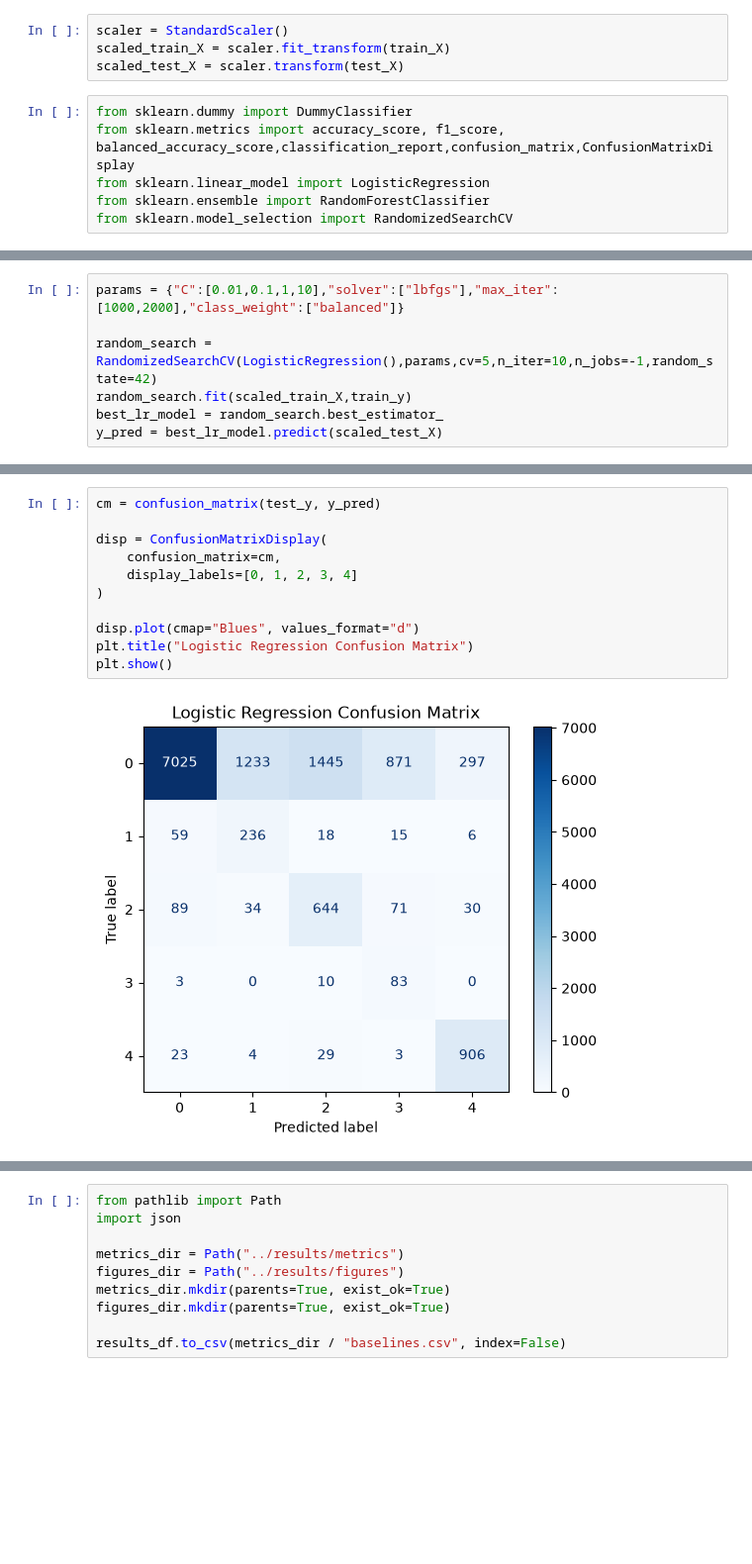
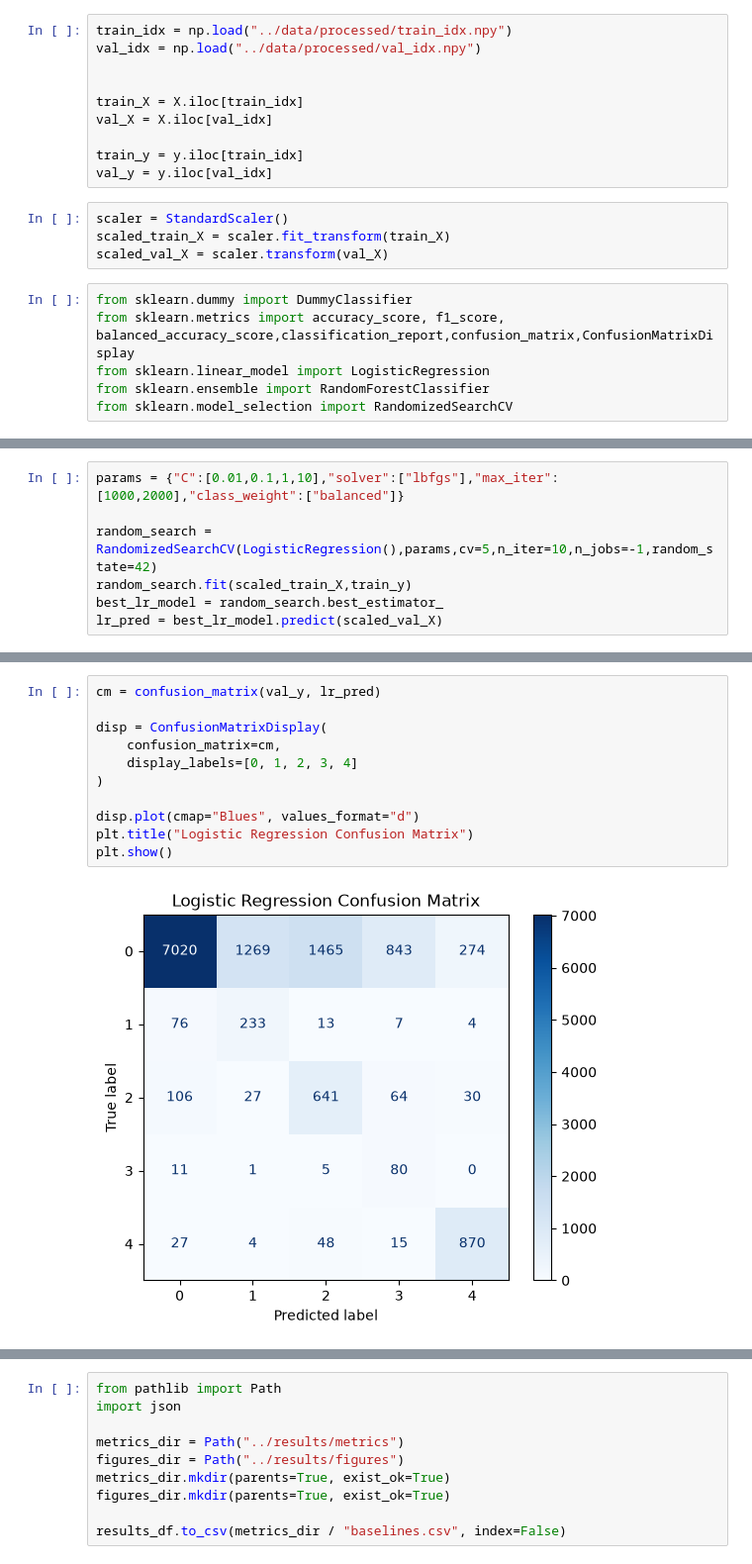
Before and after one commit to ashit0907/ecg-arrhythmia-classification, a Jupyter notebook: notebooks/eda_and_ml_models.ipynb, the cells around one changed output, grey strips where cells are left out. Shown at 99% size. Saved outputs shown, nothing was run; the diff lists cells and outputs as text; blank space fills up the shorter version.

```diff
--- a/notebooks/eda_and_ml_models.ipynb
+++ b/notebooks/eda_and_ml_models.ipynb
@@ -125,7 +104,17 @@ train_X,test_X,train_y,test_y = train_test_split(X,y,test_size=0.15,stratify=y,r
+# %%
+train_idx = np.load("../data/processed/train_idx.npy")
+val_idx = np.load("../data/processed/val_idx.npy")
+
+
+train_X = X.iloc[train_idx]
+val_X = X.iloc[val_idx]
+
+train_y = y.iloc[train_idx]
+val_y = y.iloc[val_idx]
 # %%
 scaler = StandardScaler()
 scaled_train_X = scaler.fit_transform(train_X)
-scaled_test_X = scaler.transform(test_X)
+scaled_val_X = scaler.transform(val_X)
 # %%
 from sklearn.dummy import DummyClassifier
 from sklearn.metrics import accuracy_score, f1_score, balanced_accuracy_score,classification_report,confusion_matrix,ConfusionMatrixDisplay
@@ -179,5 +168,5 @@ params = {"C":[0.01,0.1,1,10],"solver":["lbfgs"],"max_iter":[1000,2000],"class_w
 random_search = RandomizedSearchCV(LogisticRegression(),params,cv=5,n_iter=10,n_jobs=-1,random_state=42)
 random_search.fit(scaled_train_X,train_y)
 best_lr_model = random_search.best_estimator_
-y_pred = best_lr_model.predict(scaled_test_X)
+lr_pred = best_lr_model.predict(scaled_val_X)
 # %%
@@ -207,16 +196,16 @@ weighted avg      0.886     0.677     0.740     13134
 # %%
-cm = confusion_matrix(test_y, y_pred)
+cm = confusion_matrix(val_y, lr_pred)
 
 disp = ConfusionMatrixDisplay(
     confusion_matrix=cm,
     display_labels=[0, 1, 2, 3, 4]
 )
 
 disp.plot(cmap="Blues", values_format="d")
 plt.title("Logistic Regression Confusion Matrix")
 plt.show()
 # %% [output]
-[figure, old version]
+[figure, new version]
 # %%
 params = {"n_estimators":[100,200,300],"max_depth":[10,20,None],"min_samples_split":[2,5],"min_samples_leaf":[1,2],"max_features":["sqrt","log2"],"class_weight":["balanced"]}
 
```
Also changed, not shown: parts of 16 cells of this notebook, 13 other files.
